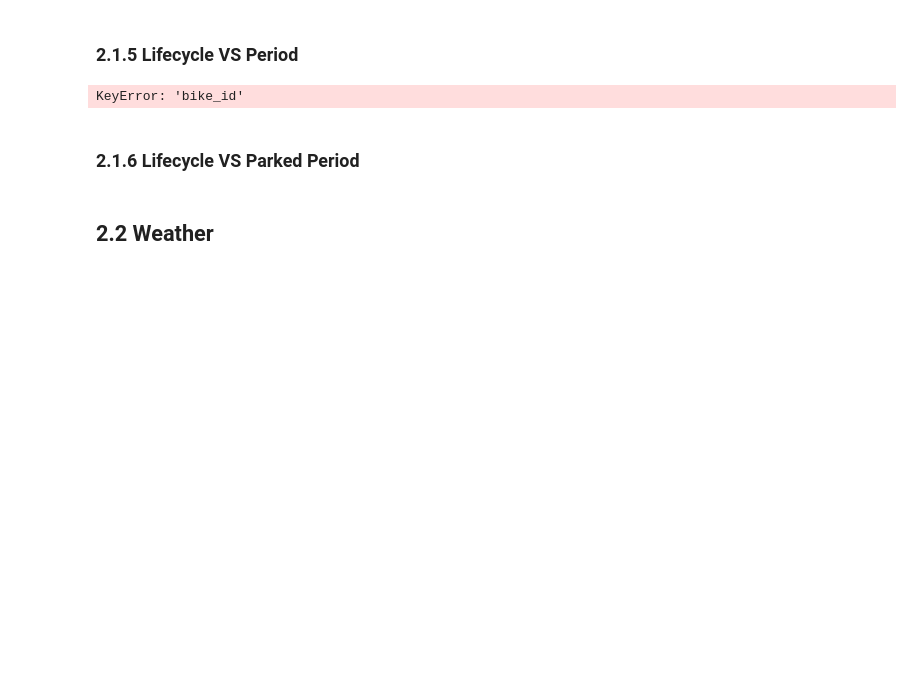
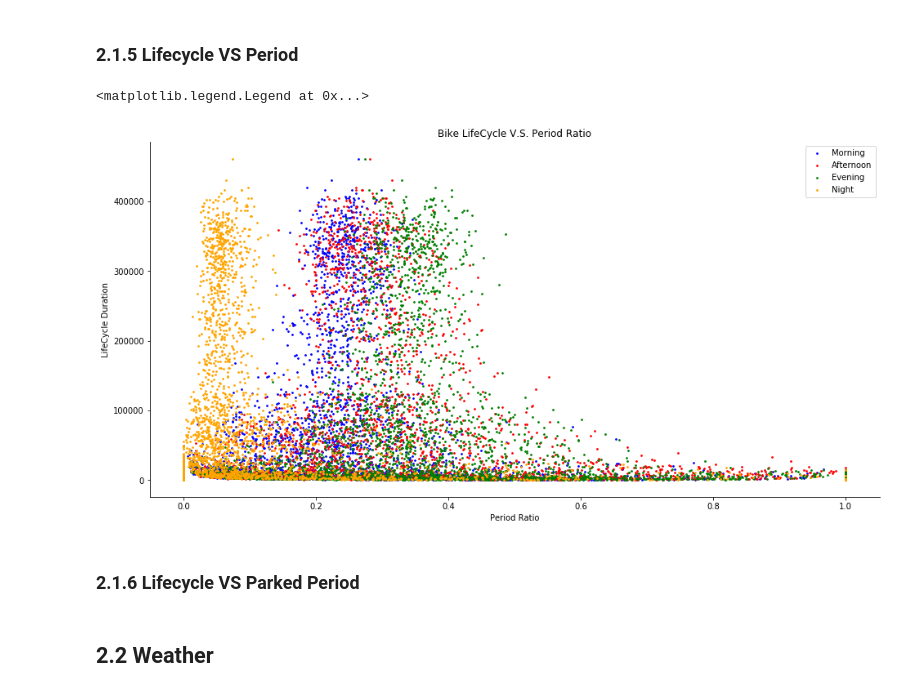
Before and after one commit to leon-lee-jl/MoBike, a Jupyter notebook: MoBike V1.0.ipynb, the cells around one changed output. Cells and saved outputs as stored; diff of their text form; code cells hidden in the pictures; blank space fills up the shorter version.

```diff
--- a/MoBike V1.0.ipynb
+++ b/MoBike V1.0.ipynb
@@ -542,49 +542,50 @@ p = []
 for e in d.index.values:
     bike_ids.append(e[0])
     p.append(e[1])
-period['bike_g'] = bike_ids
+period['bike_group'] = bike_ids
 period['period'] = p
 period['duration'] = [x[0] for x in d.values.tolist()]
 
 # Calculate morning duration rate compared to total duration
-morning_duration = pd.merge(duration, period.loc[period.period == 'morning'], on='bike_id', how="left")
+morning_duration = pd.merge(duration, period.loc[period.period == 'morning'], on='bike_group', how="left")
 morning_duration['period'] = morning_duration['period'].fillna('morning')
 morning_duration['duration_y'] = morning_duration['duration_y'].fillna(0)
 morning_duration['morning rate'] = morning_duration['duration_y']/morning_duration['duration_x']
 
 # Calculate afternoon duration rate compared to total duration
-afternoon_duration = pd.merge(duration, period.loc[period.period == 'afternoon'], on='bike_id', how="left")
+afternoon_duration = pd.merge(duration, period.loc[period.period == 'afternoon'], on='bike_group', how="left")
 afternoon_duration['period'] = afternoon_duration['period'].fillna('afternoon')
 afternoon_duration['duration_y'] = afternoon_duration['duration_y'].fillna(0)
 afternoon_duration['afternoon rate'] = afternoon_duration['duration_y']/afternoon_duration['duration_x']
 
 # Calculate evening duration rate compared to total duration
-evening_duration = pd.merge(duration, period.loc[period.period == 'evening'], on='bike_id', how="left")
+evening_duration = pd.merge(duration, period.loc[period.period == 'evening'], on='bike_group', how="left")
 evening_duration['period'] = evening_duration['period'].fillna('evening')
 evening_duration['duration_y'] = evening_duration['duration_y'].fillna(0)
 evening_duration['evening rate'] = evening_duration['duration_y']/evening_duration['duration_x']
 
 # Calculate night duration rate compared to total duration
-night_duration = pd.merge(duration, period.loc[period.period == 'night'], on='bike_id', how="left")
+night_duration = pd.merge(duration, period.loc[period.period == 'night'], on='bike_group', how="left")
 night_duration['period'] = night_duration['period'].fillna('night')
 night_duration['duration_y'] = night_duration['duration_y'].fillna(0)
 night_duration['night rate'] = night_duration['duration_y']/night_duration['duration_x']
 
 plt.figure(figsize=(16, 8))
 ax10 = plt.subplot(111)
 ax10.scatter(morning_duration['morning rate'], morning_duration['duration_x'], color='blue', alpha=1, label="Morning", s=3)
 ax10.scatter(afternoon_duration['afternoon rate'], afternoon_duration['duration_x'], color='red', alpha=1, label="Afternoon", s=3)
 ax10.scatter(evening_duration['evening rate'], evening_duration['duration_x'], color='green', alpha=1, label="Evening", s=3)
 ax10.scatter(night_duration['night rate'], night_duration['duration_x'], color='orange', alpha=1, label="Night", s=3)
 
 plt.xlabel('Period Ratio')
 plt.ylabel('LifeCycle Duration')
 plt.title('Bike LifeCycle V.S. Period Ratio')
 ax10.spines['right'].set_visible(False)
 ax10.spines['top'].set_visible(False)
 plt.legend()
 # %% [output]
-KeyError: 'bike_id'
+<matplotlib.legend.Legend at 0x...>
+[figure, added]
 # %% [markdown]
 ### 2.1.6 Lifecycle VS Parked Period
 # %% [markdown]
```
